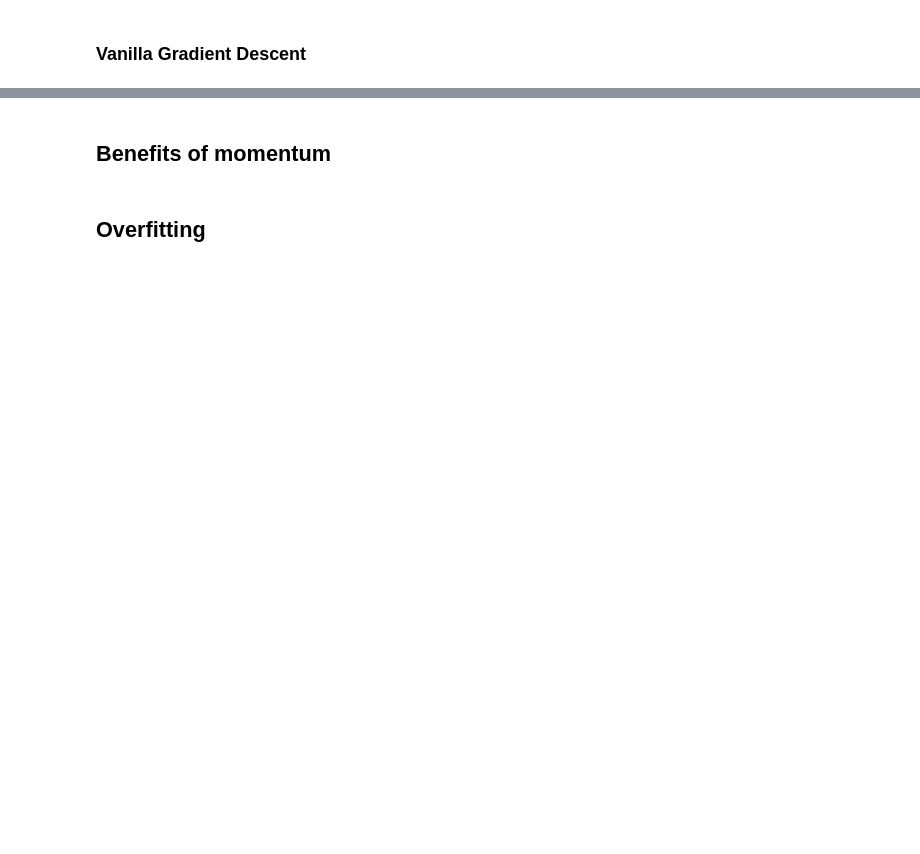
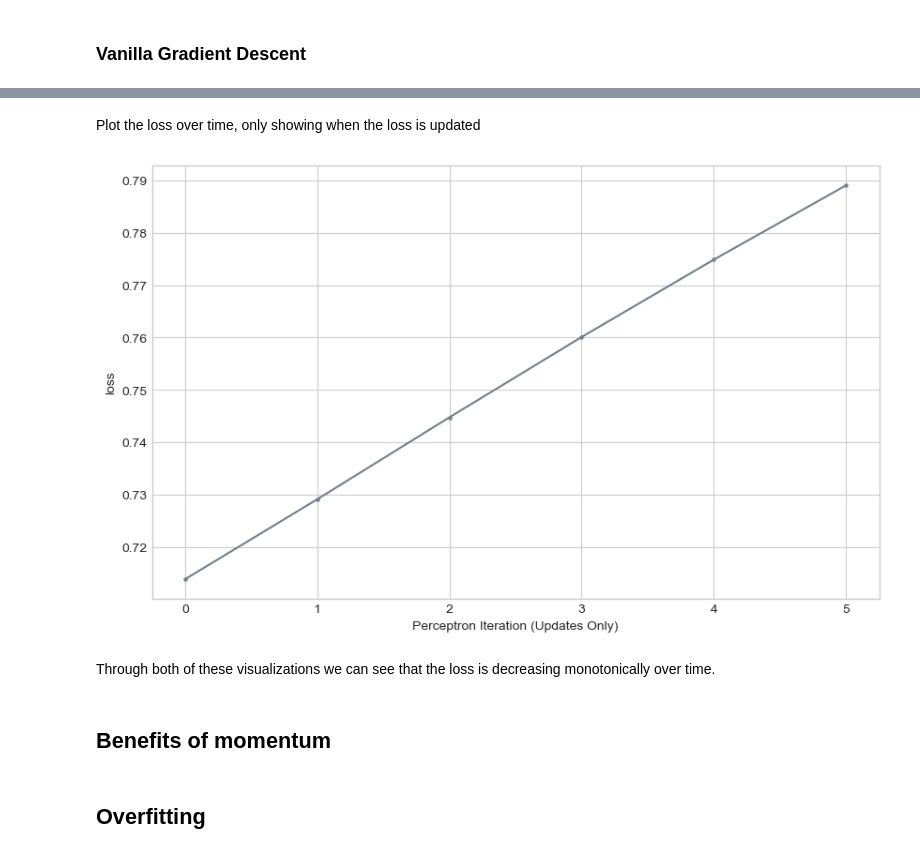
Before and after one commit to lfschweitzer/lfschweitzer.github.io, a Jupyter notebook: posts/post5/homework5.ipynb, the cells around one changed output, grey strips where cells are left out. Saved outputs shown, nothing was run; the diff lists cells and outputs as text; code cells hidden in the pictures; blank space fills up the shorter version.

```diff
--- a/posts/post5/homework5.ipynb
+++ b/posts/post5/homework5.ipynb
@@ -44,3 +123,20 @@ for _ in range(100):
+# %% [markdown]
+Plot the loss over time, only showing when the loss is updated
+# %%
+def plot_loss(loss):
+    plt.style.use('seaborn-v0_8-whitegrid')
+    plt.figure(figsize=(10, 6))
+
+
+    plt.plot(loss, color = "slategrey")
+    plt.scatter(torch.arange(len(loss)), loss, color = "slategrey", s=5)
+    labs = plt.gca().set(xlabel = "Perceptron Iteration (Updates Only)", ylabel = "loss")
+
+plot_loss(loss_vec)
+# %% [output]
+[figure, added]
+# %% [markdown]
+Through both of these visualizations we can see that the loss is decreasing monotonically over time.
 # %% [markdown]
 ## Benefits of momentum
 # %% [markdown]
```
Also changed, not shown: parts of 9 cells of this notebook, 1 other file.
